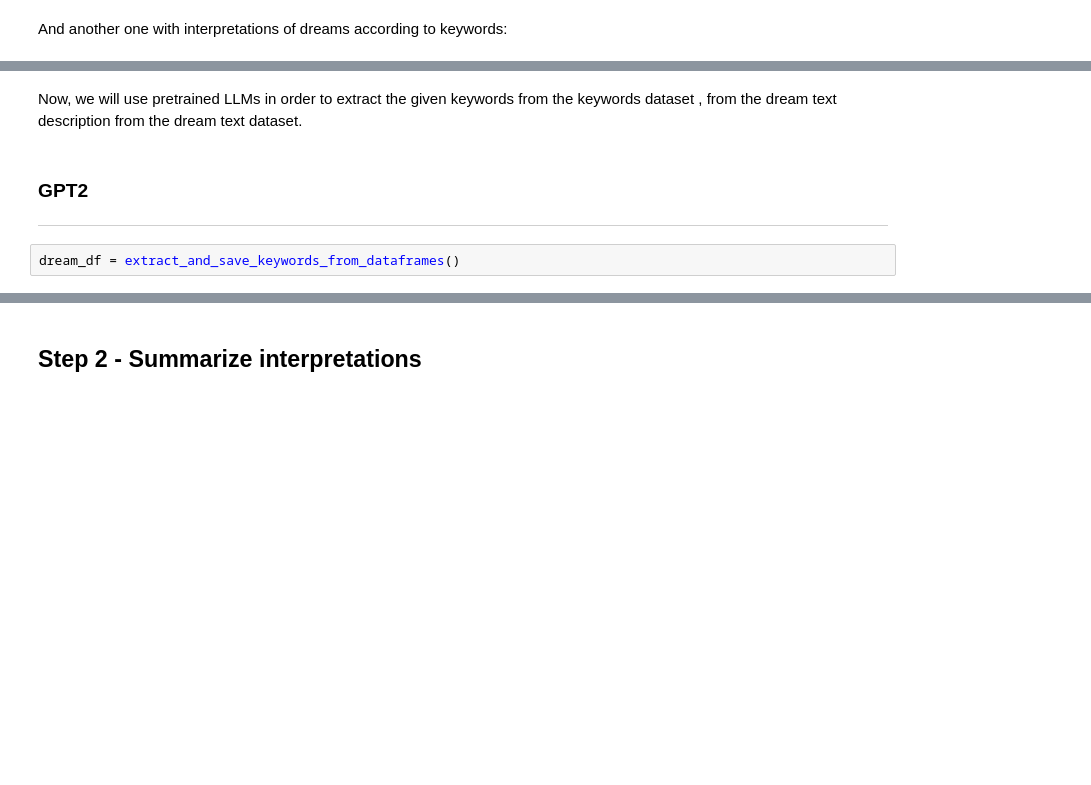
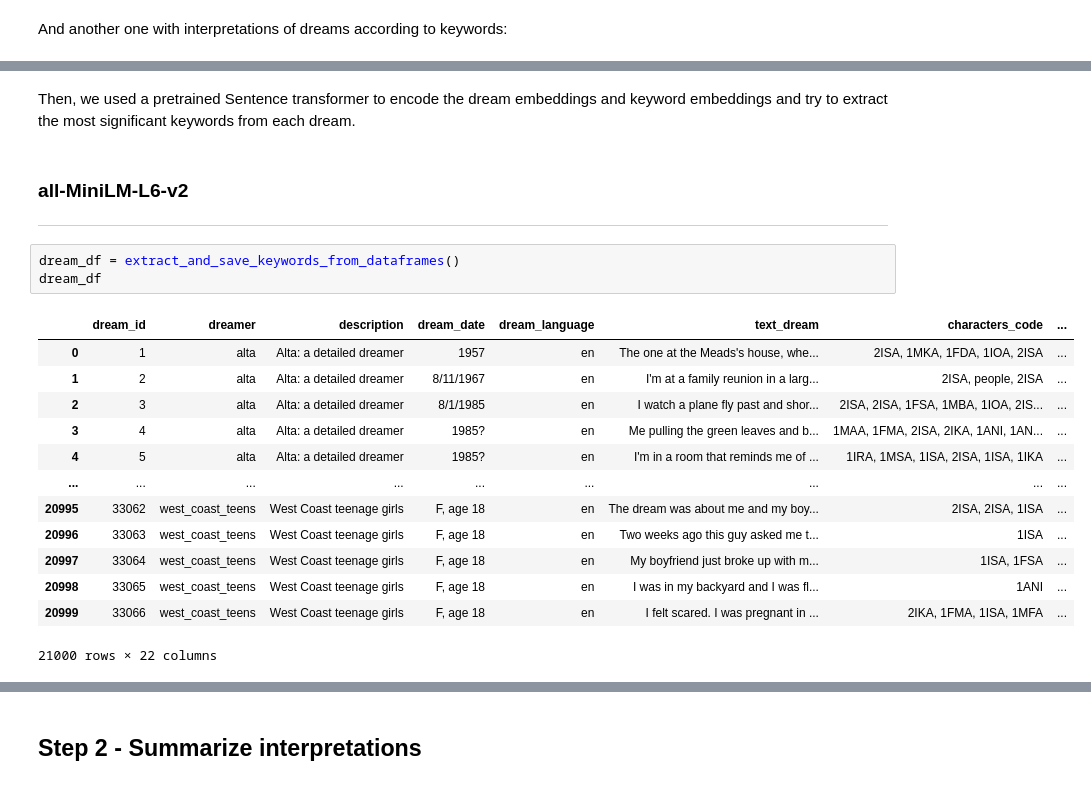
Before and after one commit to Barack-Samuni/Dream-Interpreter, a Jupyter notebook: Dream-Interpreter.ipynb, the cells around one changed output, grey strips where cells are left out. Saved outputs shown, nothing was run; the diff lists cells and outputs as text; blank space fills up the shorter version.

Commit message:
Summarized workflow on Dream-Interpreter.ipynb

```diff
--- a/Dream-Interpreter.ipynb
+++ b/Dream-Interpreter.ipynb
@@ -16,7 +38,22 @@ keywords_df
 # %% [markdown]
-Now, we will use pretrained LLMs in order to extract the given keywords from the keywords dataset , from the dream text description from the dream text dataset.
+Then, we used a pretrained Sentence transformer to encode the dream embeddings and keyword embeddings and try to extract the most significant keywords from each dream.
 # %% [markdown]
-### **GPT2**
+### **all-MiniLM-L6-v2**
 ***
 # %%
 dream_df = extract_and_save_keywords_from_dataframes()
+dream_df
+# %% [output]
+|  | dream_id | dreamer | description | dream_date | dream_language | text_dream | characters_code | ... |
+| 0 | 1 | alta | Alta: a detailed dreamer | 1957 | en | The one at the Meads's house, whe... | 2ISA, 1MKA, 1FDA, 1IOA, 2ISA | ... |
+| 1 | 2 | alta | Alta: a detailed dreamer | 8/11/1967 | en | I'm at a family reunion in a larg... | 2ISA, people, 2ISA | ... |
+| 2 | 3 | alta | Alta: a detailed dreamer | 8/1/1985 | en | I watch a plane fly past and shor... | 2ISA, 2ISA, 1FSA, 1MBA, 1IOA, 2IS... | ... |
+| 3 | 4 | alta | Alta: a detailed dreamer | 1985? | en | Me pulling the green leaves and b... | 1MAA, 1FMA, 2ISA, 2IKA, 1ANI, 1AN... | ... |
+| 4 | 5 | alta | Alta: a detailed dreamer | 1985? | en | I'm in a room that reminds me of ... | 1IRA, 1MSA, 1ISA, 2ISA, 1ISA, 1IKA | ... |
+| ... | ... | ... | ... | ... | ... | ... | ... | ... |
+| 20995 | 33062 | west_coast_teens | West Coast teenage girls | F, age 18 | en | The dream was about me and my boy... | 2ISA, 2ISA, 1ISA | ... |
+| 20996 | 33063 | west_coast_teens | West Coast teenage girls | F, age 18 | en | Two weeks ago this guy asked me t... | 1ISA | ... |
+| 20997 | 33064 | west_coast_teens | West Coast teenage girls | F, age 18 | en | My boyfriend just broke up with m... | 1ISA, 1FSA | ... |
+| 20998 | 33065 | west_coast_teens | West Coast teenage girls | F, age 18 | en | I was in my backyard and I was fl... | 1ANI | ... |
+| 20999 | 33066 | west_coast_teens | West Coast teenage girls | F, age 18 | en | I felt scared. I was pregnant in ... | 2IKA, 1FMA, 1ISA, 1MFA | ... |
+21000 rows × 22 columns
```
Also changed, not shown: parts of 34 cells of this notebook, 2 other files.
